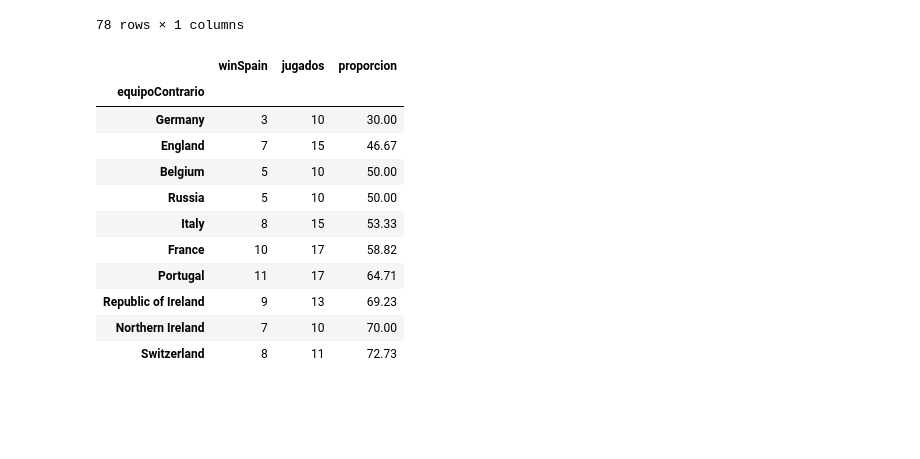
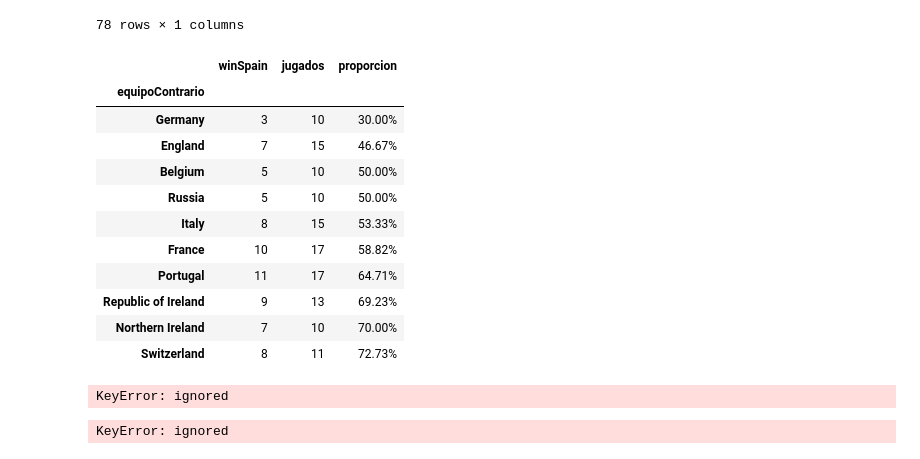
Before and after one commit to JMML2021/0501_sampling, a Jupyter notebook: 05_Sampling.ipynb, the cells around one changed output. Cells and saved outputs as stored; diff of their text form; code cells hidden in the pictures; blank space fills up the shorter version.

```diff
--- a/05_Sampling.ipynb
+++ b/05_Sampling.ipynb
@@ -817,19 +817,34 @@ partidosGanados
 # %%
 resumen = pd.concat([partidosGanados, partidosjugados], axis = 1,)
 resumen = resumen.sort_values('jugados')[-10:]
-resumen['proporcion'] = round(resumen['winSpain']/resumen['jugados']*100,2)
+resumen['proporcion'] = (resumen['winSpain']/resumen['jugados'])
 resumen = resumen.sort_values('proporcion')
+resumen['proporcion'] = resumen['proporcion'].apply(lambda x: format(x, '.2%'))
 resumen
 # %% [output]
 |  | winSpain | jugados | proporcion |
 | equipoContrario |  |  |  |
-| Germany | 3 | 10 | 30.00 |
-| England | 7 | 15 | 46.67 |
-| Belgium | 5 | 10 | 50.00 |
-| Russia | 5 | 10 | 50.00 |
-| Italy | 8 | 15 | 53.33 |
-| France | 10 | 17 | 58.82 |
-| Portugal | 11 | 17 | 64.71 |
-| Republic of Ireland | 9 | 13 | 69.23 |
-| Northern Ireland | 7 | 10 | 70.00 |
-| Switzerland | 8 | 11 | 72.73 |
+| Germany | 3 | 10 | 30.00% |
+| England | 7 | 15 | 46.67% |
+| Belgium | 5 | 10 | 50.00% |
+| Russia | 5 | 10 | 50.00% |
+| Italy | 8 | 15 | 53.33% |
+| France | 10 | 17 | 58.82% |
+| Portugal | 11 | 17 | 64.71% |
+| Republic of Ireland | 9 | 13 | 69.23% |
+| Northern Ireland | 7 | 10 | 70.00% |
+| Switzerland | 8 | 11 | 72.73% |
+# %%
+resumen["equipoContrario"].value_counts(normalize=True)
+# %% [output]
+KeyError: ignored
+# %%
+
+
+from imblearn.over_sampling import SMOTE
+
+smote = SMOTE(sampling_strategy="not minority", random_state=6858)
+
+X,y = smote.fit_resample(resumen[["equipoContrario","proporcion"]],resumen["equipoContrario"])
+# %% [output]
+KeyError: ignored
```
